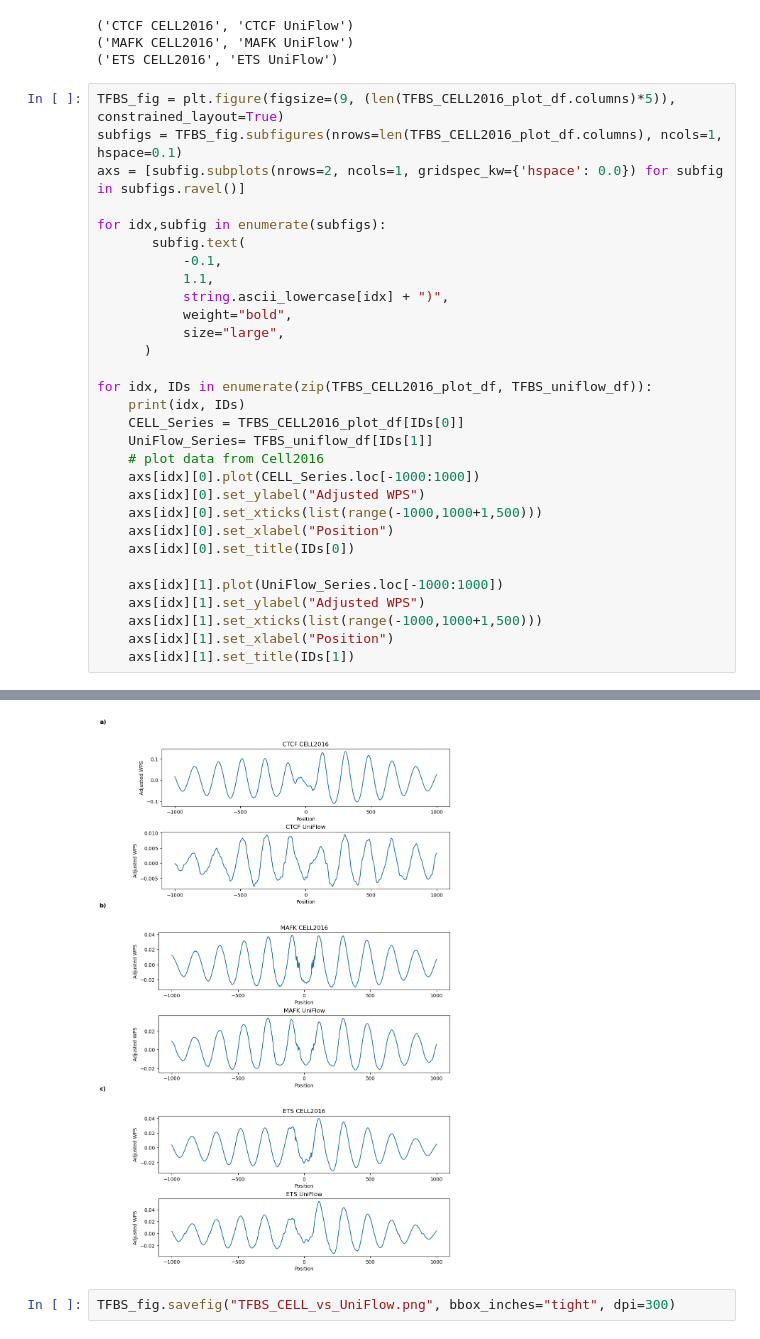
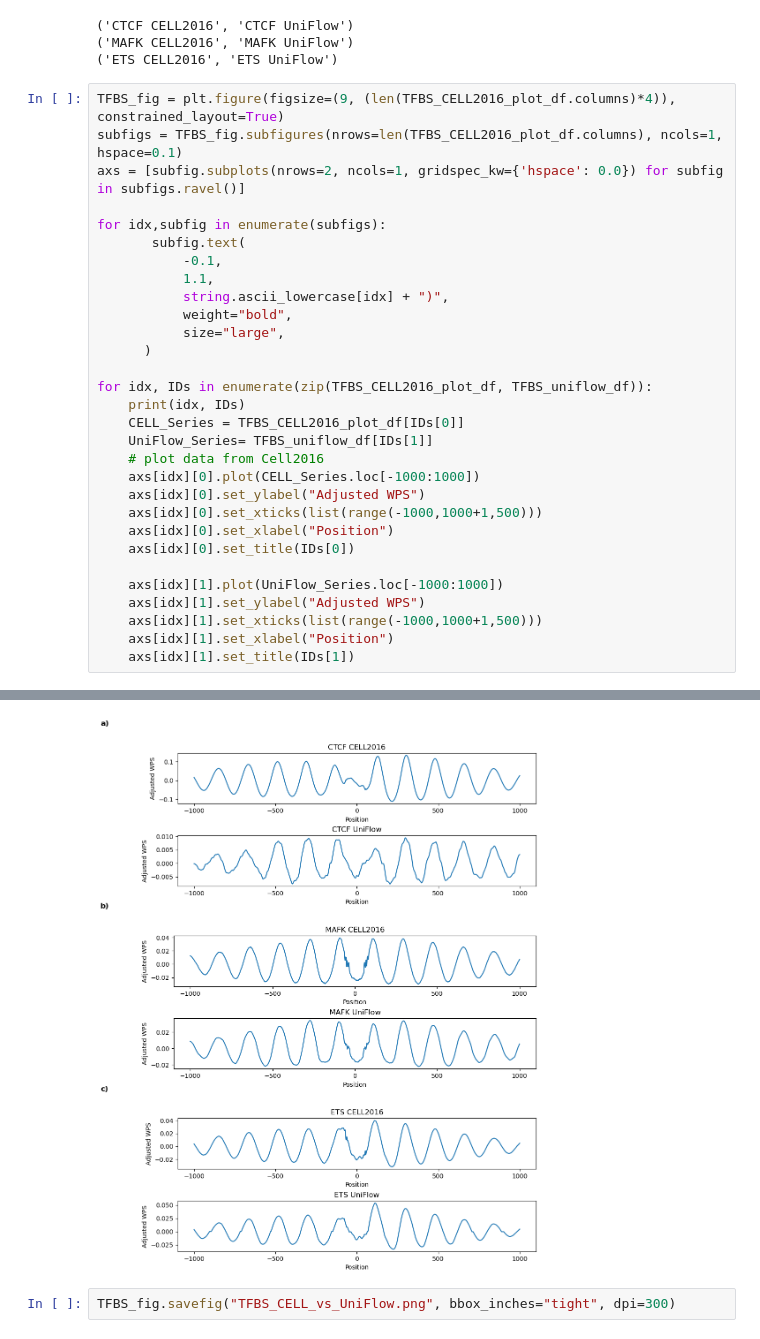
Before and after one commit to kircherlab/cfDNA-UniFlow, a Jupyter notebook: supplement/Snyder-et-al_Cell2016_analysis/Reproduce_cell2016_plots.ipynb, the cells around one changed output, grey strips where cells are left out. Cells and saved outputs as stored; diff of their text form.

Commit message:
fix: optimize plot dimensions

```diff
--- a/supplement/Snyder-et-al_Cell2016_analysis/Reproduce_cell2016_plots.ipynb
+++ b/supplement/Snyder-et-al_Cell2016_analysis/Reproduce_cell2016_plots.ipynb
@@ -500,40 +500,40 @@ for i in zip(TFBS_CELL2016_plot_df, TFBS_uniflow_df):
 ('MAFK CELL2016', 'MAFK UniFlow')
 ('ETS CELL2016', 'ETS UniFlow')
 # %%
-TFBS_fig = plt.figure(figsize=(9, (len(TFBS_CELL2016_plot_df.columns)*5)), constrained_layout=True)
+TFBS_fig = plt.figure(figsize=(9, (len(TFBS_CELL2016_plot_df.columns)*4)), constrained_layout=True)
 subfigs = TFBS_fig.subfigures(nrows=len(TFBS_CELL2016_plot_df.columns), ncols=1, hspace=0.1)
 axs = [subfig.subplots(nrows=2, ncols=1, gridspec_kw={'hspace': 0.0}) for subfig in subfigs.ravel()]
 
 for idx,subfig in enumerate(subfigs):
        subfig.text(
            -0.1,
            1.1,
            string.ascii_lowercase[idx] + ")",
            weight="bold",
            size="large",
       )
 
 for idx, IDs in enumerate(zip(TFBS_CELL2016_plot_df, TFBS_uniflow_df)):
     print(idx, IDs)
     CELL_Series = TFBS_CELL2016_plot_df[IDs[0]]
     UniFlow_Series= TFBS_uniflow_df[IDs[1]]
     # plot data from Cell2016
     axs[idx][0].plot(CELL_Series.loc[-1000:1000])
     axs[idx][0].set_ylabel("Adjusted WPS")
     axs[idx][0].set_xticks(list(range(-1000,1000+1,500)))
     axs[idx][0].set_xlabel("Position")
     axs[idx][0].set_title(IDs[0])
 
     axs[idx][1].plot(UniFlow_Series.loc[-1000:1000])
     axs[idx][1].set_ylabel("Adjusted WPS")
     axs[idx][1].set_xticks(list(range(-1000,1000+1,500)))
     axs[idx][1].set_xlabel("Position")
     axs[idx][1].set_title(IDs[1])
 # %% [output]
 0 ('CTCF CELL2016', 'CTCF UniFlow')
 1 ('MAFK CELL2016', 'MAFK UniFlow')
 2 ('ETS CELL2016', 'ETS UniFlow')
-[figure, old version]
+[figure, new version]
 # %%
 TFBS_fig.savefig("TFBS_CELL_vs_UniFlow.png", bbox_inches="tight", dpi=300)
 # %% [markdown]
```
Also changed, not shown: parts of 2 cells of this notebook, 2 other files.
